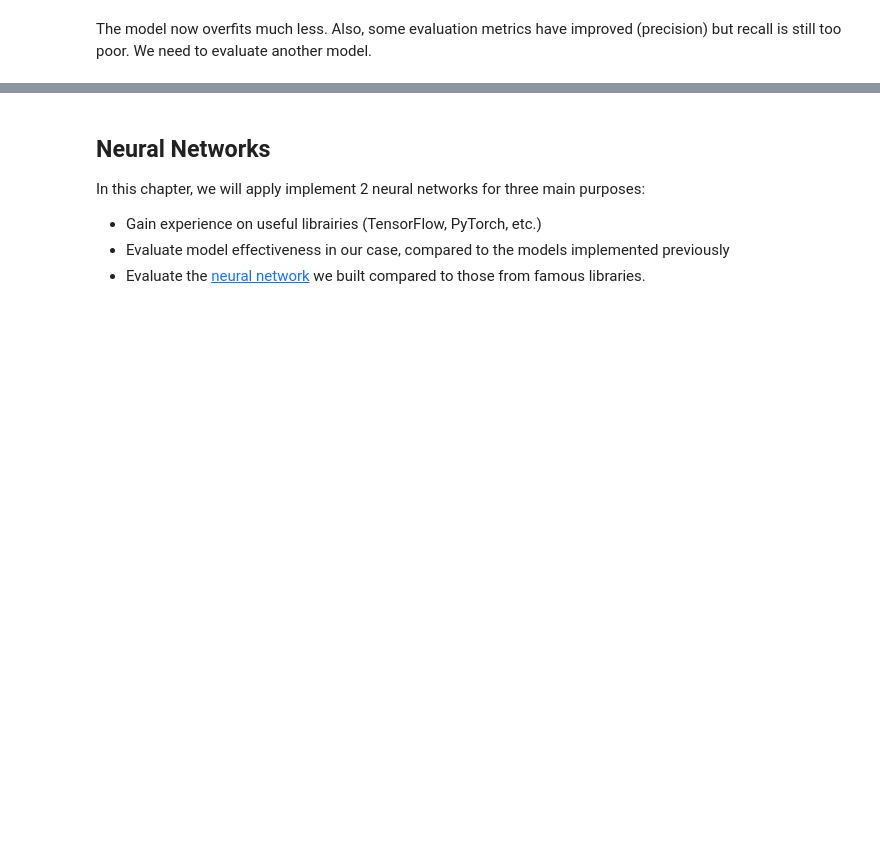
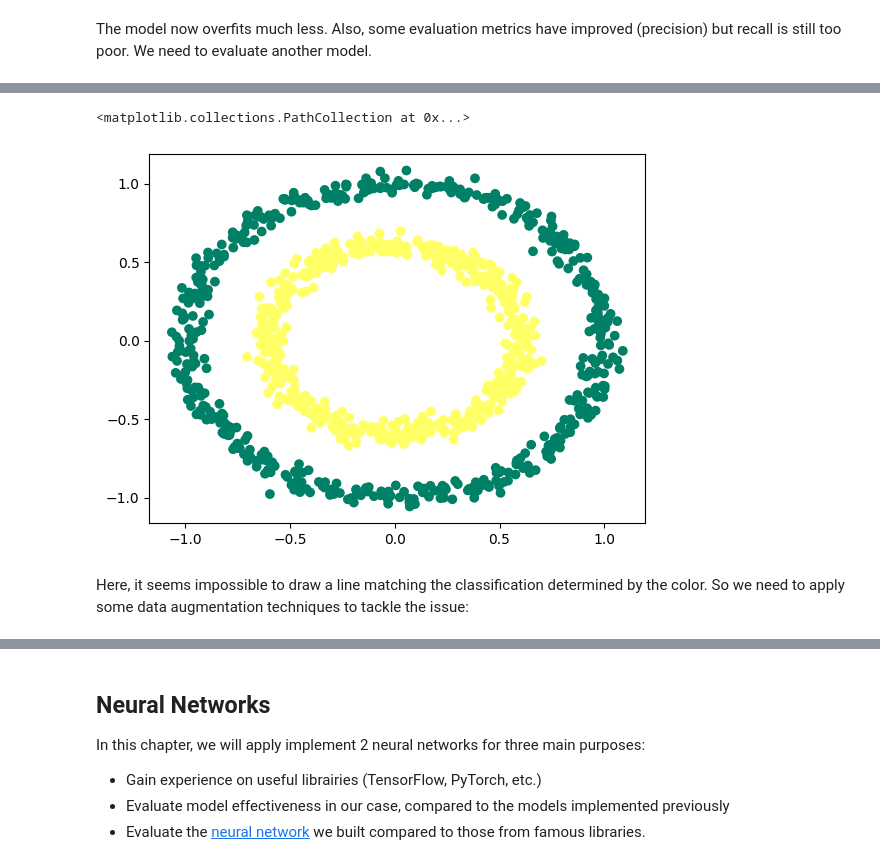
Before and after one commit to Gdeterline/Titanic_Survival_Prediction, a Jupyter notebook: main.ipynb, the cells around one changed output, grey strips where cells are left out. Saved outputs shown, nothing was run; the diff lists cells and outputs as text; code cells hidden in the pictures; blank space fills up the shorter version.

```diff
--- a/main.ipynb
+++ b/main.ipynb
@@ -890,0 +968,7 @@ The model now overfits much less. Also, some evaluation metrics have improved (p
+# %%
+plt.scatter(X_circle[:, 0], X_circle[:, 1], c=y_circle)
+# %% [output]
+<matplotlib.collections.PathCollection at 0x...>
+[figure, added]
+# %% [markdown]
+Here, it seems impossible to draw a line matching the classification determined by the color. So we need to apply some data augmentation techniques to tackle the issue:
```
Also changed, not shown: parts of 21 cells of this notebook, 1 other file.
